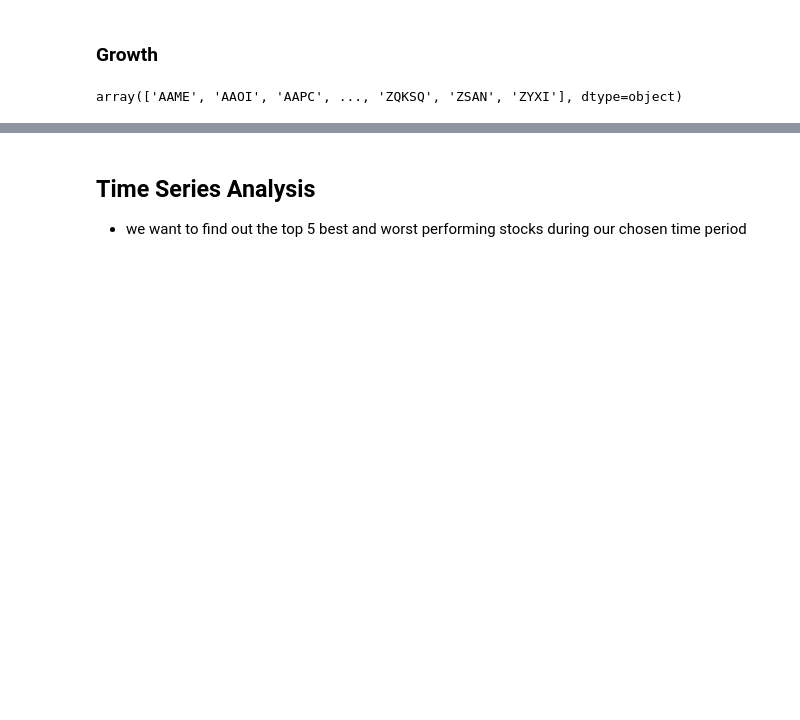
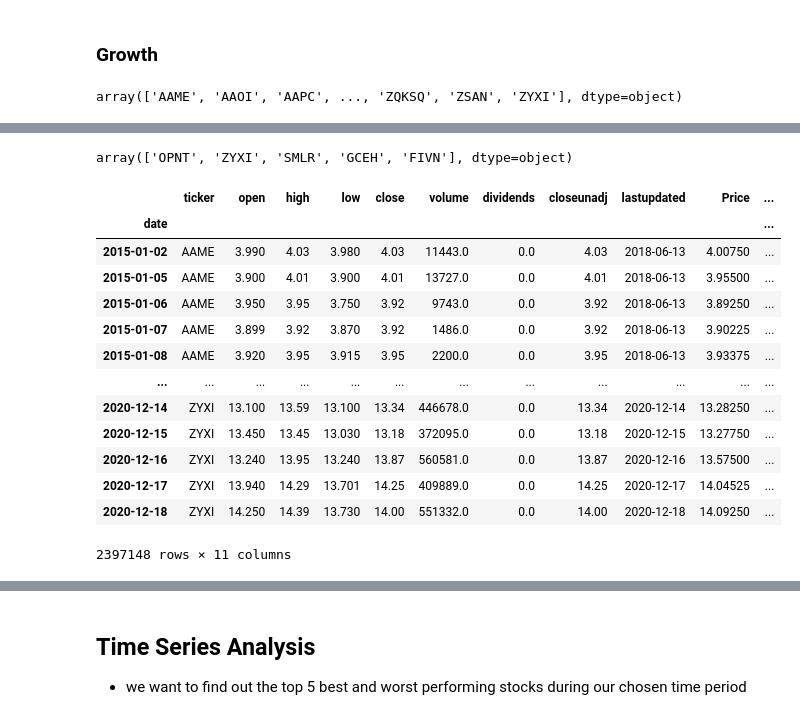
Before and after one commit to Quarky123/capstone, a Jupyter notebook: code/02_EDA_new.ipynb, the cells around one changed output, grey strips where cells are left out. Cells and saved outputs as stored; diff of their text form; code cells hidden in the pictures; blank space fills up the shorter version.

```diff
--- a/code/02_EDA_new.ipynb
+++ b/code/02_EDA_new.ipynb
@@ -165,6 +277,7 @@ tickers.head(10)
 # %% [markdown]
 ### Growth
 # %%
- df.ticker.unique()
+stock_names = df.ticker.unique()
+stock_names
 # %% [output]
 array(['AAME', 'AAOI', 'AAPC', ..., 'ZQKSQ', 'ZSAN', 'ZYXI'], dtype=object)
@@ -178,0 +362,3 @@ Timestamp('2015-01-02 00:00:00')
+# %%
+price_mapping = {name : price for name, price in zip(stock_names, df.groupby('ticker').first().Price)}
+price_mapping
@@ -178,0 +383,2 @@ Timestamp('2015-01-02 00:00:00')
+# %%
+base_mapping = np.array(list(map(lambda x : price_mapping[x], df['ticker'].values)))
@@ -178,0 +467,27 @@ Timestamp('2015-01-02 00:00:00')
+# %%
+#save the names of the best stocks as an array
+
+bs = best_stocks.ticker.values
+bs
+# %% [output]
+array(['OPNT', 'ZYXI', 'SMLR', 'GCEH', 'FIVN'], dtype=object)
+# %%
+#make another copy of df and set the date as index
+tdf = df.copy()
+tdf = df.set_index('date')
+tdf
+# %% [output]
+|  | ticker | open | high | low | close | volume | dividends | closeunadj | lastupdated | Price | ... |
+| date |  |  |  |  |  |  |  |  |  |  | ... |
+| 2015-01-02 | AAME | 3.990 | 4.03 | 3.980 | 4.03 | 11443.0 | 0.0 | 4.03 | 2018-06-13 | 4.00750 | ... |
+| 2015-01-05 | AAME | 3.900 | 4.01 | 3.900 | 4.01 | 13727.0 | 0.0 | 4.01 | 2018-06-13 | 3.95500 | ... |
+| 2015-01-06 | AAME | 3.950 | 3.95 | 3.750 | 3.92 | 9743.0 | 0.0 | 3.92 | 2018-06-13 | 3.89250 | ... |
+| 2015-01-07 | AAME | 3.899 | 3.92 | 3.870 | 3.92 | 1486.0 | 0.0 | 3.92 | 2018-06-13 | 3.90225 | ... |
+| 2015-01-08 | AAME | 3.920 | 3.95 | 3.915 | 3.95 | 2200.0 | 0.0 | 3.95 | 2018-06-13 | 3.93375 | ... |
+| ... | ... | ... | ... | ... | ... | ... | ... | ... | ... | ... | ... |
+| 2020-12-14 | ZYXI | 13.100 | 13.59 | 13.100 | 13.34 | 446678.0 | 0.0 | 13.34 | 2020-12-14 | 13.28250 | ... |
+| 2020-12-15 | ZYXI | 13.450 | 13.45 | 13.030 | 13.18 | 372095.0 | 0.0 | 13.18 | 2020-12-15 | 13.27750 | ... |
+| 2020-12-16 | ZYXI | 13.240 | 13.95 | 13.240 | 13.87 | 560581.0 | 0.0 | 13.87 | 2020-12-16 | 13.57500 | ... |
+| 2020-12-17 | ZYXI | 13.940 | 14.29 | 13.701 | 14.25 | 409889.0 | 0.0 | 14.25 | 2020-12-17 | 14.04525 | ... |
+| 2020-12-18 | ZYXI | 14.250 | 14.39 | 13.730 | 14.00 | 551332.0 | 0.0 | 14.00 | 2020-12-18 | 14.09250 | ... |
+2397148 rows × 11 columns
```
Also changed, not shown: parts of 63 cells of this notebook, 1 other file.
